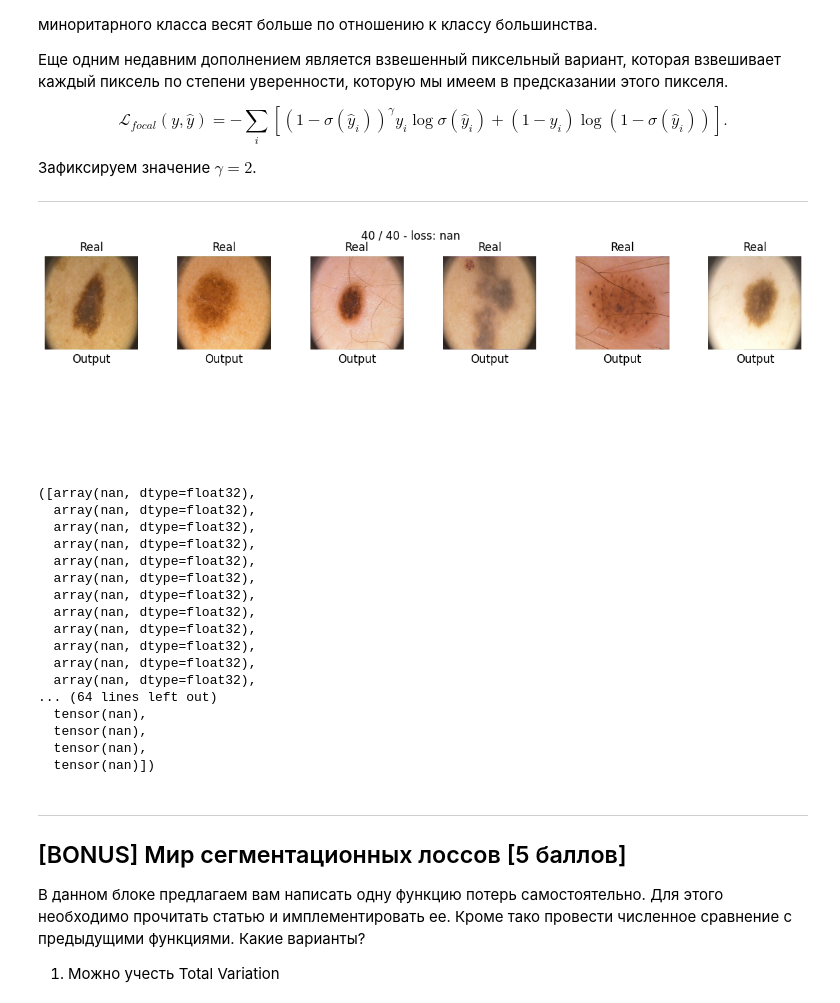
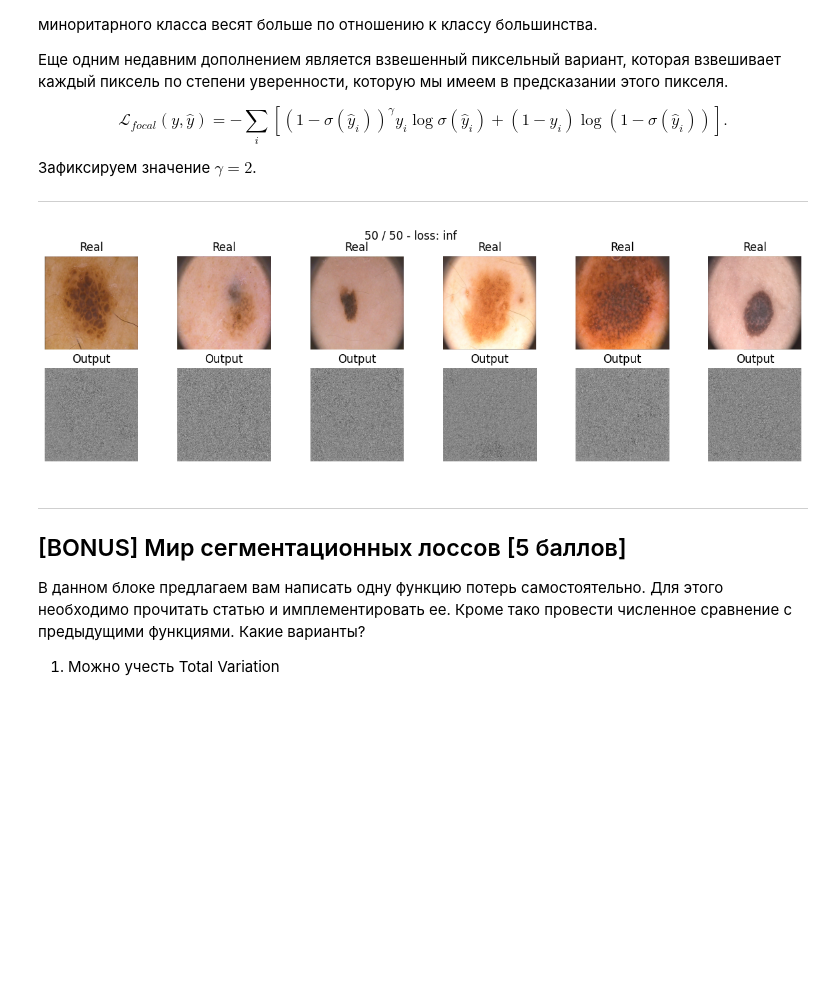
Before and after one commit to KiykoHanna/Stepik-DeepLearning, a Jupyter notebook: [hw]semantic_segmentation.ipynb, the cells around one changed output. Saved outputs shown, nothing was run; the diff lists cells and outputs as text; code cells hidden in the pictures; blank space fills up the shorter version.

```diff
--- a/[hw]semantic_segmentation.ipynb
+++ b/[hw]semantic_segmentation.ipynb
@@ -527,8 +522,8 @@ def dice_loss(y_real, y_pred, e = 1e-6):
 # %%
 model_dice = SegNet().to(device)
 
-max_epochs = 50
-optimaizer = torch.optim.Adam(model.parameters(), lr=1e-3)
-scheduler = torch.optim.lr_scheduler.StepLR(optimaizer, step_size=1, gamma=0.70)
+max_epochs = 200
+optimaizer = torch.optim.Adam(model.parameters(), lr=1e-3,  weight_decay=0.05)
+scheduler = torch.optim.lr_scheduler.MultiStepLR(optimaizer, milestones=[30,60], gamma=0.8)
 loss_t, loss_v, score = train(model_dice, optimaizer, dice_loss, max_epochs, data_tr, data_val, scheduler, score_model)
 # %% [output]
@@ -566,37 +561,30 @@ $$\mathcal L_{focal}(y, \hat y) = -\sum_i \left[\left(1-\sigma(\hat y_i)\right)^
 Зафиксируем значение $\gamma=2$.
 
 --------------------------------------------------------------------------------
-# %%
-def focal_loss(y_real, y_pred, e = 1e-8, gamma = 2):
-    y_pred = torch.clamp(torch.sigmoid(y_pred), min=e, max=1-e)
-    return -torch.mean((1 - y_pred) ** gamma * y_real * torch.log(y_pred) + (1 - y_real) * torch.log(1 - y_pred))
-    return your_loss
+# %%
+def focal_loss(alpha=0.25, gamma=2):
+  def focal_loss_with_logits(logits, targets, alpha, gamma, y_pred):
+    targets = tf.cast(targets, tf.float32)
+    weight_a = alpha * (1 - y_pred) ** gamma * targets
+    weight_b = (1 - alpha) * y_pred ** gamma * (1 - targets)
+
+    return (tf.math.log1p(tf.exp(-tf.abs(logits))) + tf.nn.relu(-logits)) * (weight_a + weight_b) + logits * weight_b
+
+  def loss(y_true, logits):
+    y_pred = tf.math.sigmoid(logits)
+    loss = focal_loss_with_logits(logits=logits, targets=y_true, alpha=alpha, gamma=gamma, y_pred=y_pred)
+
+    return tf.reduce_mean(loss)
+
+  return loss
 # %%
 model_focal = SegNet().to(device)
-
-max_epochs = 40
-optimaizer = torch.optim.Adam(model_focal.parameters())
-scheduler = torch.optim.lr_scheduler.StepLR(optimaizer, step_size=1, gamma=0.80)
-train(model_focal, optimaizer, focal_loss, max_epochs, data_tr, data_val, scheduler)
+max_epochs = 50
+optim = torch.optim.Adam(model.parameters(), lr=1e-3)
+scheduler = torch.optim.lr_scheduler.StepLR(optim, step_size=1, gamma=0.9)
+loss_t, loss_v, score = train(model_focal, optimaizer, focal_loss, max_epochs, data_tr, data_val, scheduler,  score_model )
 # %% [output]
-[figure, old version]
+[figure, new version]
-([array(nan, dtype=float32),
-  array(nan, dtype=float32),
-  array(nan, dtype=float32),
-  array(nan, dtype=float32),
-  array(nan, dtype=float32),
-  array(nan, dtype=float32),
-  array(nan, dtype=float32),
-  array(nan, dtype=float32),
-  array(nan, dtype=float32),
-  array(nan, dtype=float32),
-  array(nan, dtype=float32),
-  array(nan, dtype=float32),
-... (64 lines left out)
-  tensor(nan),
-  tensor(nan),
-  tensor(nan),
-  tensor(nan)])
 # %%
 score_model(model_focal, iou_pytorch, data_val)
 # %% [markdown]
```
Also changed, not shown: parts of 10 cells of this notebook.
